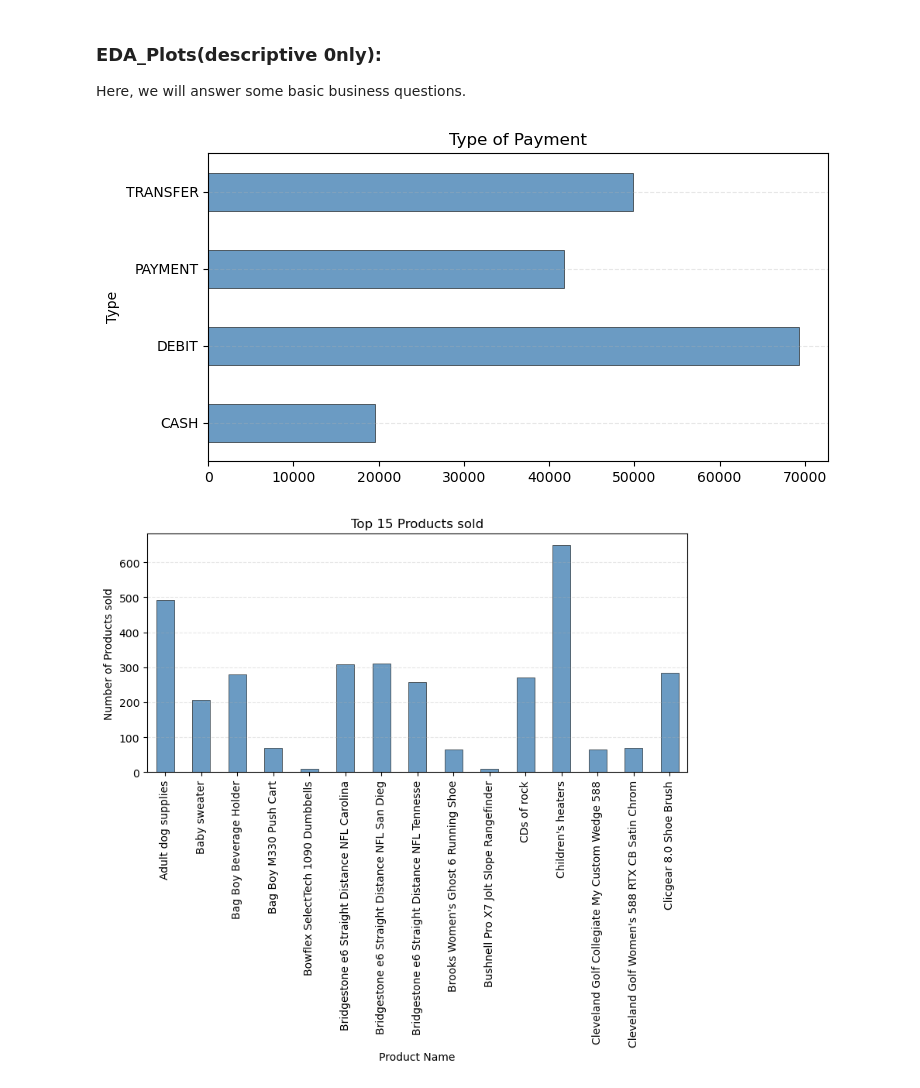
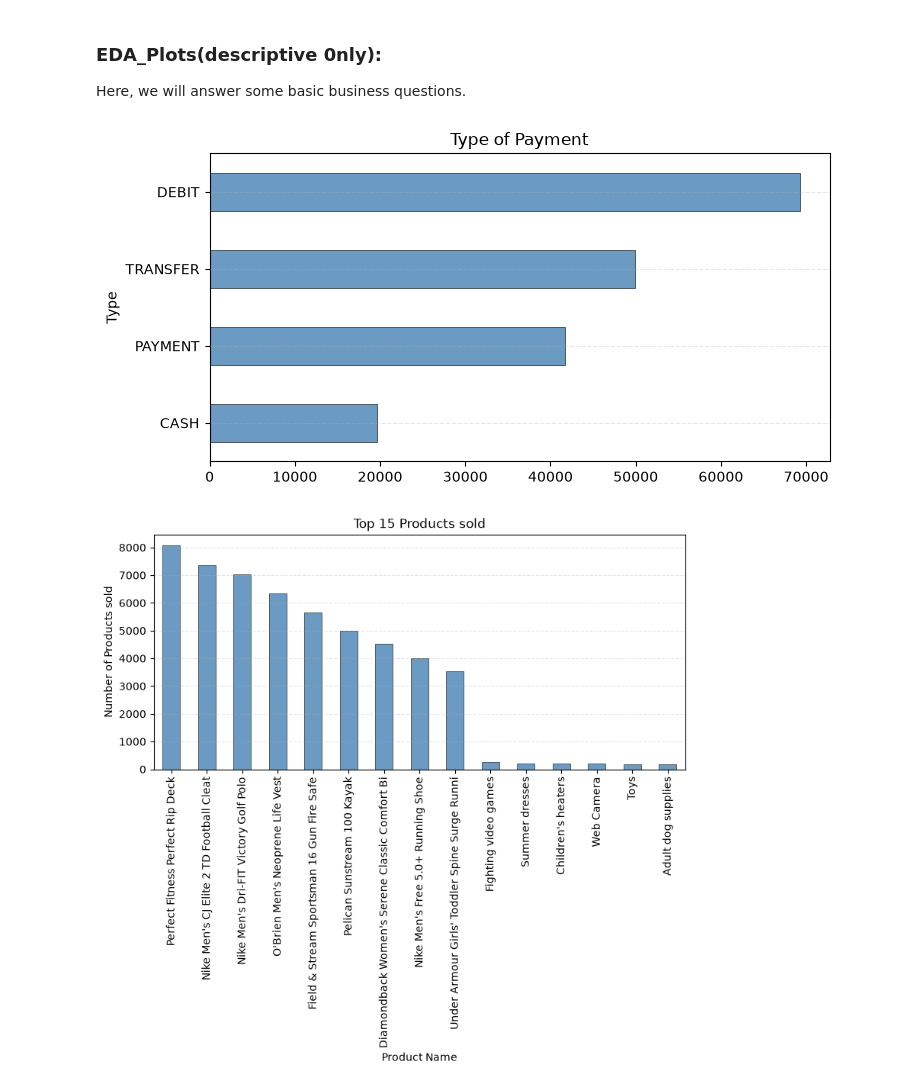
Before and after one commit to Mina-Makram-001/2B_Data_Science_Portfolio, a Jupyter notebook: 2_Cleaning_P2_&_EDA.ipynb, the cells around one changed output. Saved outputs shown, nothing was run; the diff lists cells and outputs as text; code cells hidden in the pictures.

```diff
--- a/2_Cleaning_P2_&_EDA.ipynb
+++ b/2_Cleaning_P2_&_EDA.ipynb
@@ -3,11 +3,13 @@ import pandas as pd
 import matplotlib.pyplot as plt
 import seaborn as sns
 
-df = pd.read_csv(r"E:\2_projects\7_2B_Project\Data\Supply_Chain_dataset.csv")
+df = pd.read_csv(r"D:\Projects\Data\Supply_Chain_dataset.csv")
 
 df['shipping_date_(DateOrders)'] = pd.to_datetime(df['shipping_date_(DateOrders)'])
+df['order_date_(DateOrders)'] = pd.to_datetime(df['order_date_(DateOrders)'])
 df = df.drop(columns="Order_Zipcode")
 df = df.drop(columns="Product_Description")
+df= df.drop(columns=['Product_Status'])
 df = df.dropna()
 # %%
 df.info()
@@ -42,3 +97,6 @@ df.head()
+# %%
+# as we can see, the order includes more than one status so, let's filter the data to only include COMPLETE orders.
+df_Com_Stat= df[df['Order_Status'] == 'COMPLETE']
 # %% [markdown]
 ### EDA_Function :
 Calculates and displays the main descriptive statistics of a numerical variable for exploratory data analysis (EDA).
@@ -117,3 +205,3 @@ Kurtosis:  71.38010239843567
 # %%
-df.drop('Order_Profit_Per_Order', axis=1, inplace=True)
+df_Com_Stat.drop('Order_Profit_Per_Order', axis=1, inplace=True)
 # %%
@@ -165,13 +239,13 @@ Kurtosis:  23.940361379786516
 
 duplicate_cols = []
 
-for i in range(len(df.columns)):
-    for j in range(i + 1, len(df.columns)):
-        if df.iloc[:, i].equals(df.iloc[:, j]):
-            print(f"{df.columns[i]}  <-->  {df.columns[j]}")
-            duplicate_cols.append(df.columns[j])  # Keep the first, mark the second
+for i in range(len(df_Com_Stat.columns)):
+    for j in range(i + 1, len(df_Com_Stat.columns)):
+        if df_Com_Stat.iloc[:, i].equals(df_Com_Stat.iloc[:, j]):
+            print(f"{df_Com_Stat.columns[i]}  <-->  {df_Com_Stat.columns[j]}")
+            duplicate_cols.append(df_Com_Stat.columns[j])  # Keep the first, mark the second
 
-df = df.drop(columns=duplicate_cols)
+df_Com_Stat = df_Com_Stat.drop(columns=duplicate_cols)
 
 print("Dropped columns:", duplicate_cols)
 # %% [output]
@@ -185,15 +259,15 @@ Dropped columns: ['Order_Item_Total', 'Product_Category_Id', 'Customer_Password'
 ### EDA_Plots(descriptive 0nly):
 Here, we will answer some basic business questions.
 # %%
-ax= df.groupby(['Type'])['Type'].count().plot(kind='barh', title='Type of Payment', figsize=(8, 4), alpha=0.8, color='steelblue', edgecolor='black', linewidth=0.5)
+ax= df.groupby(['Type'])['Type'].count().sort_values(ascending=True).plot(kind='barh', title='Type of Payment', figsize=(8, 4), alpha=0.8, color='steelblue', edgecolor='black', linewidth=0.5)
 ax.grid(axis='y', linestyle='--', alpha=0.3)
 # %% [output]
-[figure, old version]
+[figure, new version]
 # %%
-ax= df.groupby(['Product_Name'])['Product_Name'].count().head(15).plot(kind='bar', title='Top 15 Products sold', figsize=(9, 4), xlabel='Product Name', ylabel='Number of Products sold' , alpha=0.8, color='steelblue', edgecolor='black', linewidth=0.5)
+ax= df_Com_Stat.groupby(['Product_Name'])['Product_Name'].count().sort_values(ascending=False).head(15).plot(kind='bar', title='Top 15 Products sold', figsize=(9, 4), xlabel='Product Name', ylabel='Number of Products sold' , alpha=0.8, color='steelblue', edgecolor='black', linewidth=0.5)
 ax.grid(axis='y', linestyle='--', alpha=0.3)
 # %% [output]
-[figure, old version]
+[figure, new version]
 # %%
 fig, ax = plt.subplots(3, 1, figsize=(8, 6), dpi=120)
 
```
Also changed, not shown: parts of 15 cells of this notebook, 2 other files.
